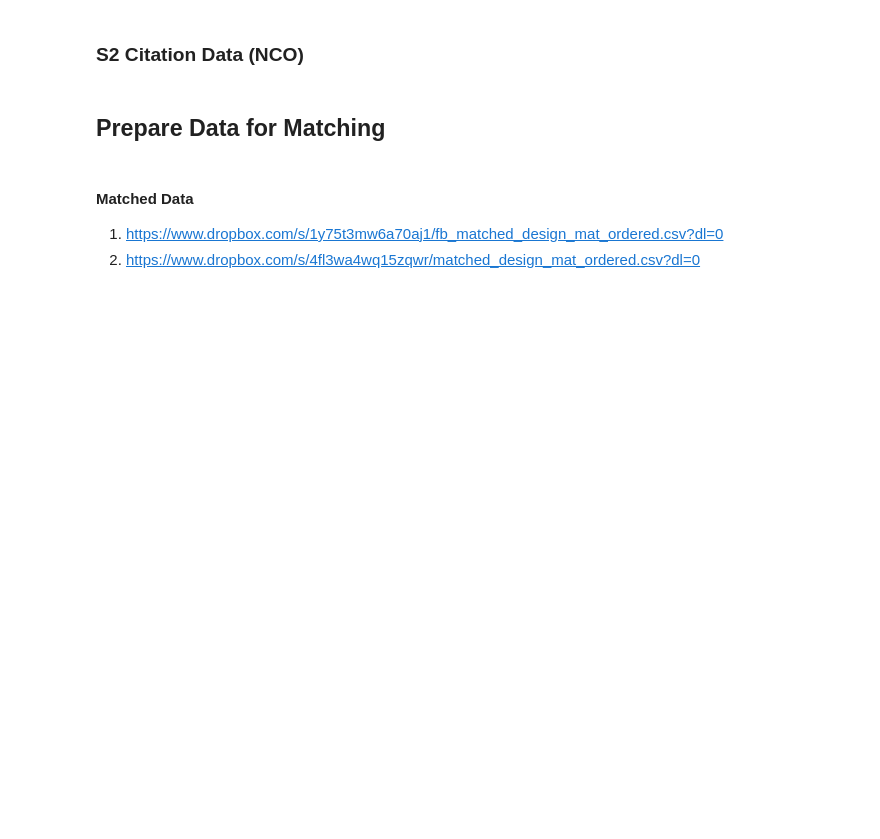
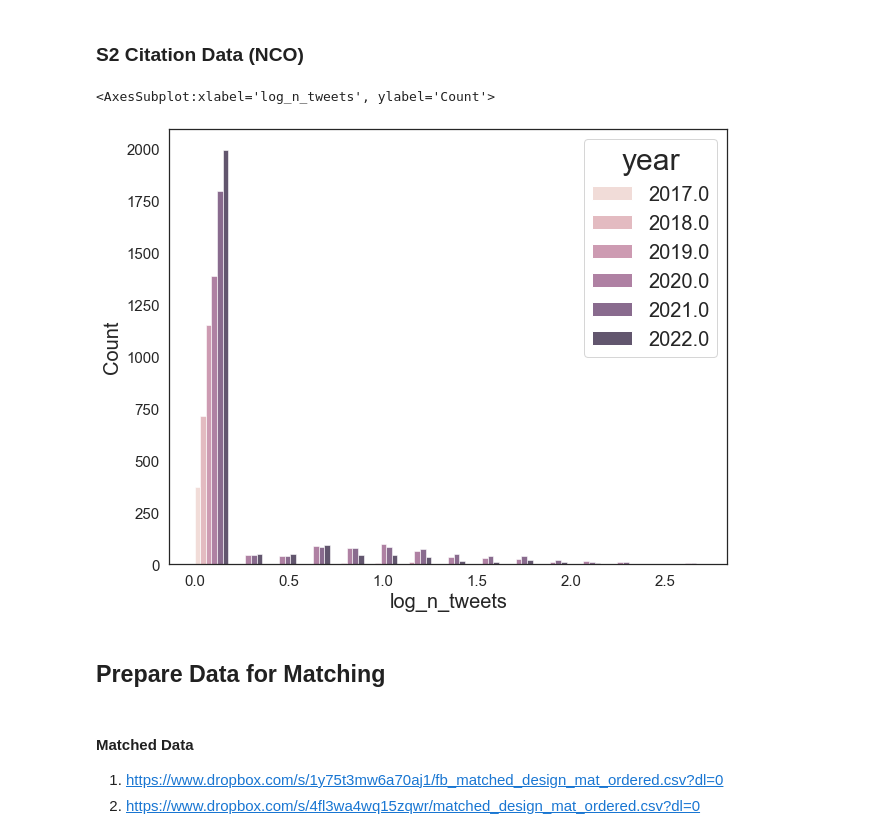
Before and after one commit to allenai/anonymity-period, a Jupyter notebook: notebook/noc_did_analysis.ipynb, the cells around one changed output. Drawn from its saved outputs; the diff is of its cells as text; code cells hidden in the pictures; blank space fills up the shorter version.

```diff
--- a/notebook/noc_did_analysis.ipynb
+++ b/notebook/noc_did_analysis.ipynb
@@ -103,0 +119,2 @@ baby_iclr=(design_mat[['submission_id','year','full_decision','arxiv_first',]]
+# %%
+twitter_df = pd.read_csv('./iclr_tweets_all.csv')
@@ -104,3 +132,5 @@ baby_iclr=(design_mat[['submission_id','year','full_decision','arxiv_first',]]
+# %%
+design_mat = design_mat.merge(twitter_df[['submission_id','n_tweets']], on='submission_id', how='left')
 # %% [markdown]
 ### S2 Citation Data (NCO)
 # %%
@@ -108,9 +138,11 @@ baby_iclr=(design_mat[['submission_id','year','full_decision','arxiv_first',]]
 # change the path accordingly
 import functools
 citation_data_path = [
-    ('c365', './c_365.csv', ','),
-    ('c1095', './c_1095.tsv', '\t'),
-    ('c1825', './c_1825.tsv', '\t')
+#     ('c365', './c_365.tsv', '\t'),
+    ('c730', './c_730.tsv', '\t')
+#     ('c1095', './c_1095.tsv', '\t'),
+#     ('c1825', './c_1825.tsv', '\t')
+
 ]
 
 cites_within_window = functools.reduce(
@@ -123,6 +155,13 @@ cites_within_window = functools.reduce(
 )
 # %%
 design_mat = design_mat.merge(cites_within_window, on='submission_id', how='outer')
+# %%
+design_mat['log_n_tweets']=np.log10(1+design_mat['n_tweets'])
+# %%
+sns.histplot(data=design_mat,x='log_n_tweets', hue='year',multiple='dodge')
+# %% [output]
+<AxesSubplot:xlabel='log_n_tweets', ylabel='Count'>
+[figure, added]
 # %% [markdown]
 ## Prepare Data for Matching
 # %%
```
Also changed, not shown: parts of 54 cells of this notebook.
